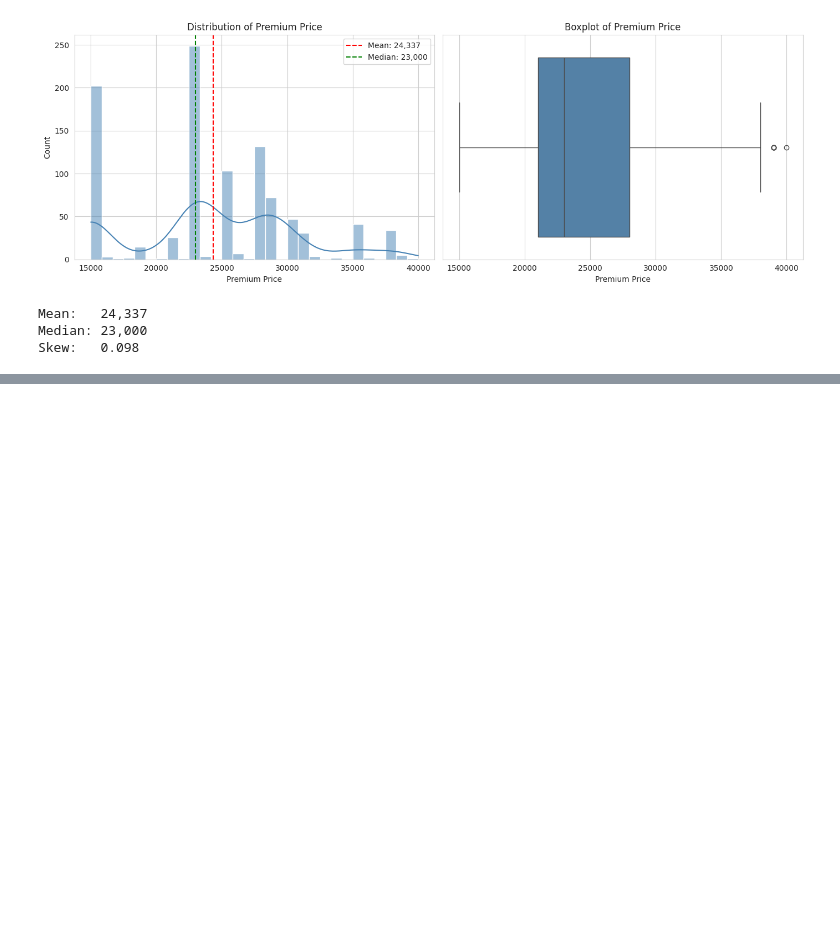
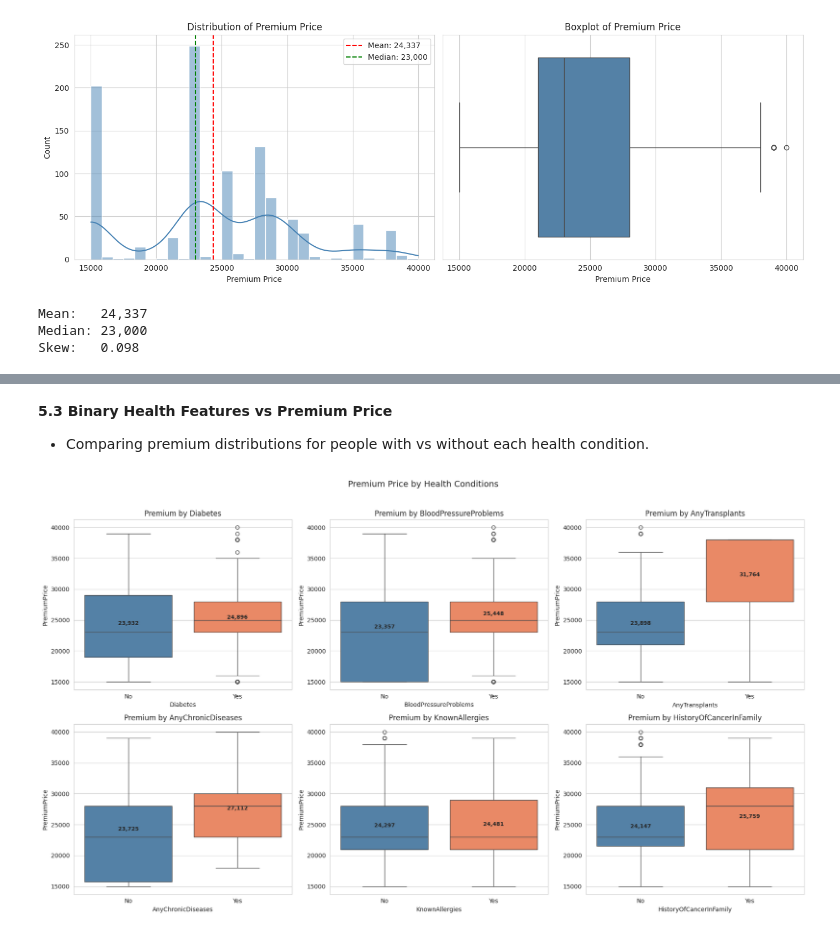
Before and after one commit to pallabiroyds/insurance-cost-prediction, a Jupyter notebook: notebooks/01_EDA_and_Visualization.ipynb, the cells around one changed output, grey strips where cells are left out. Cells and saved outputs as stored; diff of their text form; code cells hidden in the pictures; blank space fills up the shorter version.

```diff
--- a/notebooks/01_EDA_and_Visualization.ipynb
+++ b/notebooks/01_EDA_and_Visualization.ipynb
@@ -147,0 +196,26 @@ Skew:   0.098
+# %% [markdown]
+**5.3 Binary Health Features vs Premium Price**
+
+*   Comparing premium distributions for people with vs without each health condition.
+# %%
+binary_cols = ['Diabetes', 'BloodPressureProblems', 'AnyTransplants',
+               'AnyChronicDiseases', 'KnownAllergies', 'HistoryOfCancerInFamily']
+
+fig, axes = plt.subplots(2, 3, figsize=(18, 10))
+axes = axes.flatten()
+
+for i, col in enumerate(binary_cols):
+    sns.boxplot(x=col, y='PremiumPrice', data=df, ax=axes[i], palette=['steelblue', 'coral'])
+    axes[i].set_title(f'Premium by {col}')
+    axes[i].set_xticklabels(['No', 'Yes'])
+
+    # Add mean values
+    means = df.groupby(col)['PremiumPrice'].mean()
+    for j, mean in enumerate(means):
+        axes[i].text(j, mean + 300, f'{mean:,.0f}', ha='center', fontsize=9, fontweight='bold')
+
+plt.suptitle('Premium Price by Health Conditions', fontsize=14, y=1.02)
+plt.tight_layout()
+plt.show()
+# %% [output]
+[figure, added]
```
Also changed, not shown: parts of 17 cells of this notebook.
